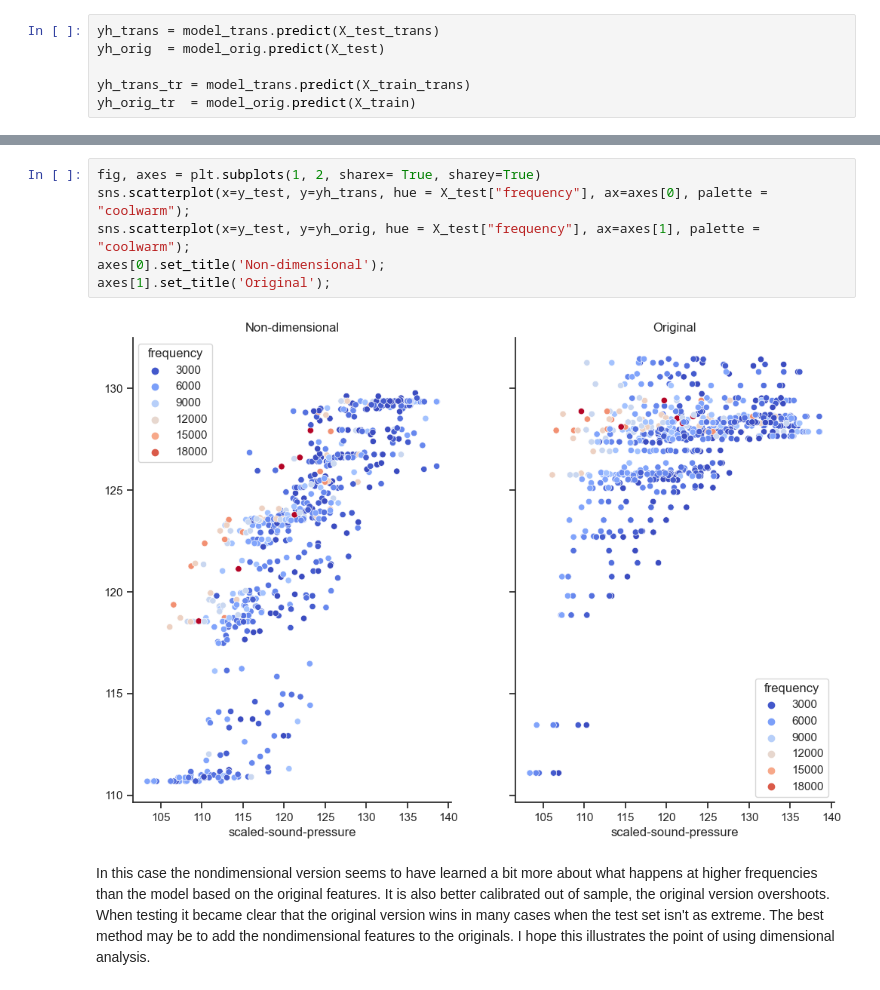
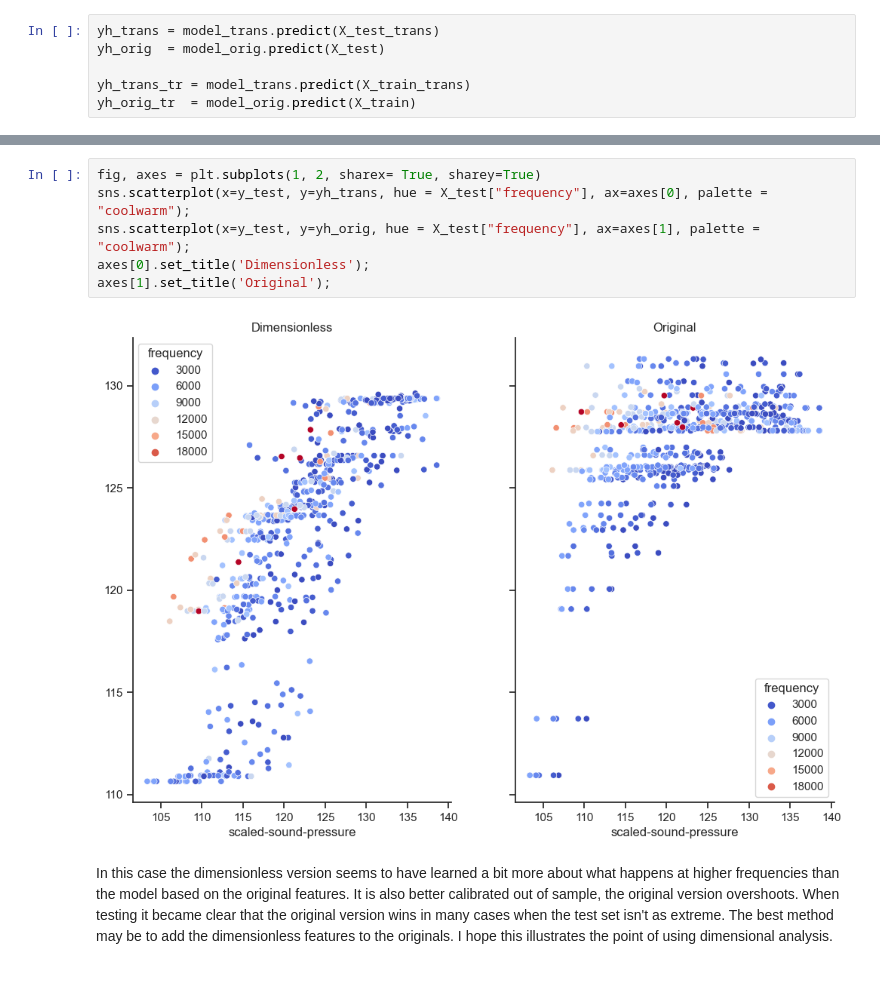
Before and after one commit to sodavann/RandomProjections, a Jupyter notebook: posts/Nondimensional Features/ndim.ipynb, the cells around one changed output, grey strips where cells are left out. Saved outputs shown, nothing was run; the diff lists cells and outputs as text.

```diff
--- a/posts/Nondimensional Features/ndim.ipynb
+++ b/posts/Nondimensional Features/ndim.ipynb
@@ -267,10 +267,10 @@ RMSE: train nondim 3.50, train orig 3.62, test nondim 4.65, test orig 8.48
 # %%
 fig, axes = plt.subplots(1, 2, sharex= True, sharey=True)
 sns.scatterplot(x=y_test, y=yh_trans, hue = X_test["frequency"], ax=axes[0], palette = "coolwarm");
 sns.scatterplot(x=y_test, y=yh_orig, hue = X_test["frequency"], ax=axes[1], palette = "coolwarm");
-axes[0].set_title('Non-dimensional');
+axes[0].set_title('Dimensionless');
 axes[1].set_title('Original');
 # %% [output]
-[figure, old version]
+[figure, new version]
 # %% [markdown]
-In this case the nondimensional version seems to have learned a bit more about what happens at higher frequencies than the model based on the original features. It is also better calibrated out of sample, the original version overshoots. When testing it became clear that the original version wins in many cases when the test set isn't as extreme. The best method may be to add the nondimensional features to the originals. I hope this illustrates the point of using dimensional analysis.
+In this case the dimensionless version seems to have learned a bit more about what happens at higher frequencies than the model based on the original features. It is also better calibrated out of sample, the original version overshoots. When testing it became clear that the original version wins in many cases when the test set isn't as extreme. The best method may be to add the dimensionless features to the originals. I hope this illustrates the point of using dimensional analysis.
```
Also changed, not shown: parts of 12 cells of this notebook, 5 other files.
